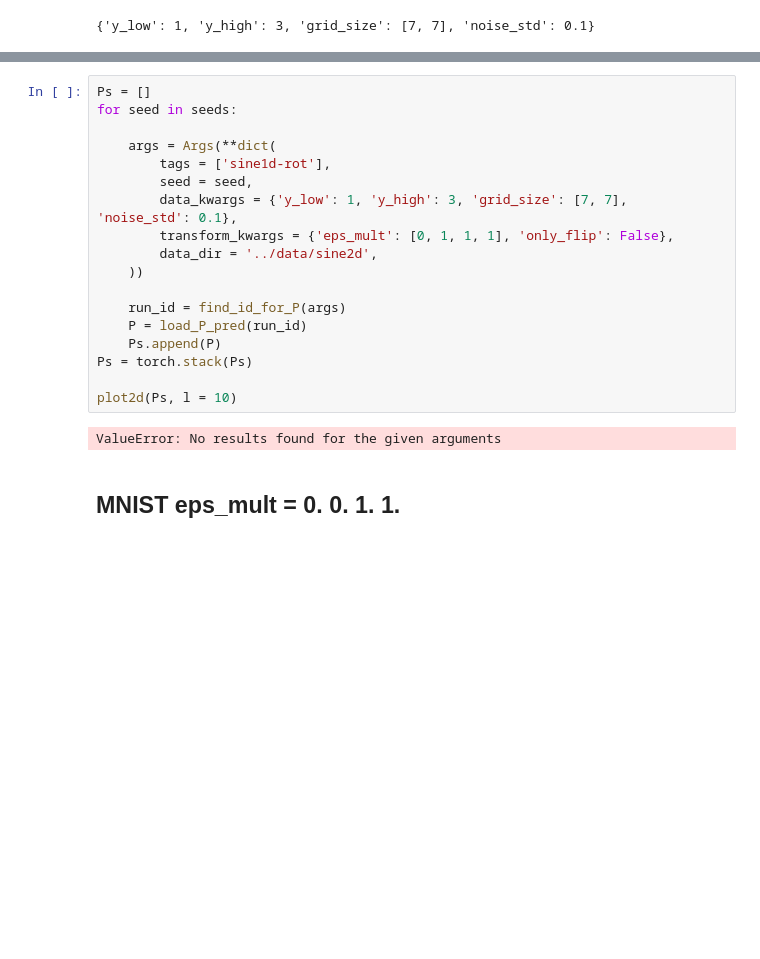
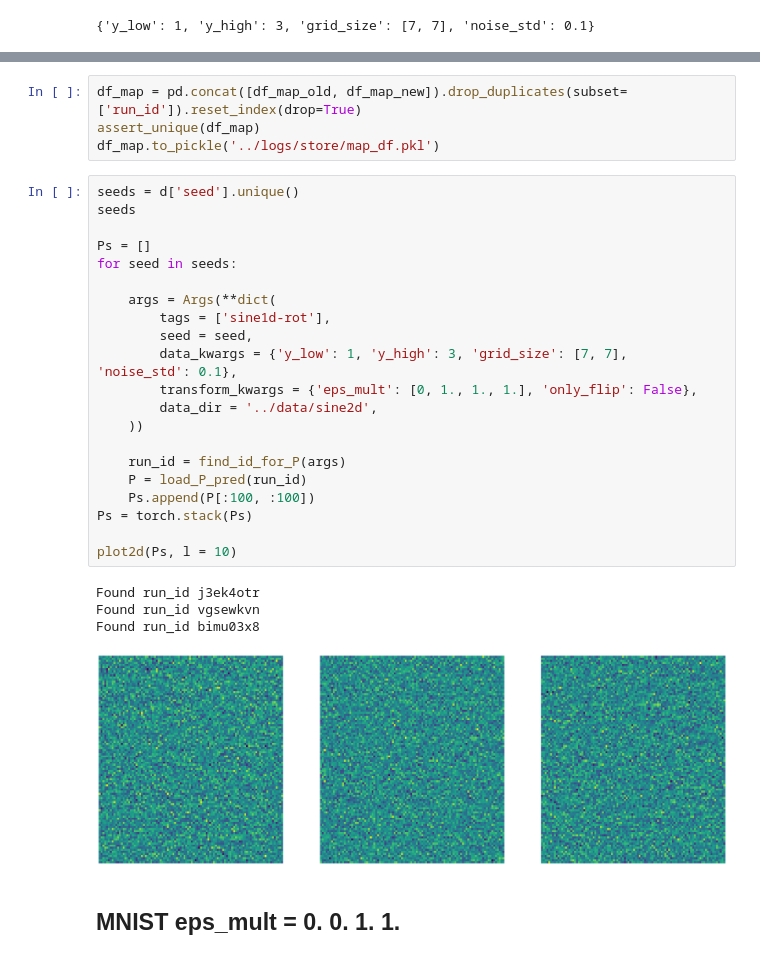
Before and after one commit to elidub/SymPDE, a Jupyter notebook: notebooks_symlie/results-v2.ipynb, the cells around one changed output, grey strips where cells are left out. Cells and saved outputs as stored; diff of their text form; blank space fills up the shorter version.

```diff
--- a/notebooks_symlie/results-v2.ipynb
+++ b/notebooks_symlie/results-v2.ipynb
@@ -397,23 +403,33 @@ array([3, 2, 1])
+# %%
+df_map = pd.concat([df_map_old, df_map_new]).drop_duplicates(subset=['run_id']).reset_index(drop=True)
+assert_unique(df_map)
+df_map.to_pickle('../logs/store/map_df.pkl')
 # %%
+seeds = d['seed'].unique()
+seeds
+
 Ps = []
 for seed in seeds:
 
     args = Args(**dict(
         tags = ['sine1d-rot'],
         seed = seed,
         data_kwargs = {'y_low': 1, 'y_high': 3, 'grid_size': [7, 7], 'noise_std': 0.1},
-        transform_kwargs = {'eps_mult': [0, 1, 1, 1], 'only_flip': False},
+        transform_kwargs = {'eps_mult': [0, 1., 1., 1.], 'only_flip': False},
         data_dir = '../data/sine2d',
     ))
 
     run_id = find_id_for_P(args)
     P = load_P_pred(run_id)
-    Ps.append(P)
+    Ps.append(P[:100, :100])
 Ps = torch.stack(Ps)
 
 plot2d(Ps, l = 10)
 # %% [output]
-ValueError: No results found for the given arguments
+Found run_id j3ek4otr
+Found run_id vgsewkvn
+Found run_id bimu03x8
+[figure, added]
 # %% [markdown]
 ## MNIST eps_mult = 0. 0. 1. 1.
 # %%
```
Also changed, not shown: parts of 4 cells of this notebook, 29 other files.
